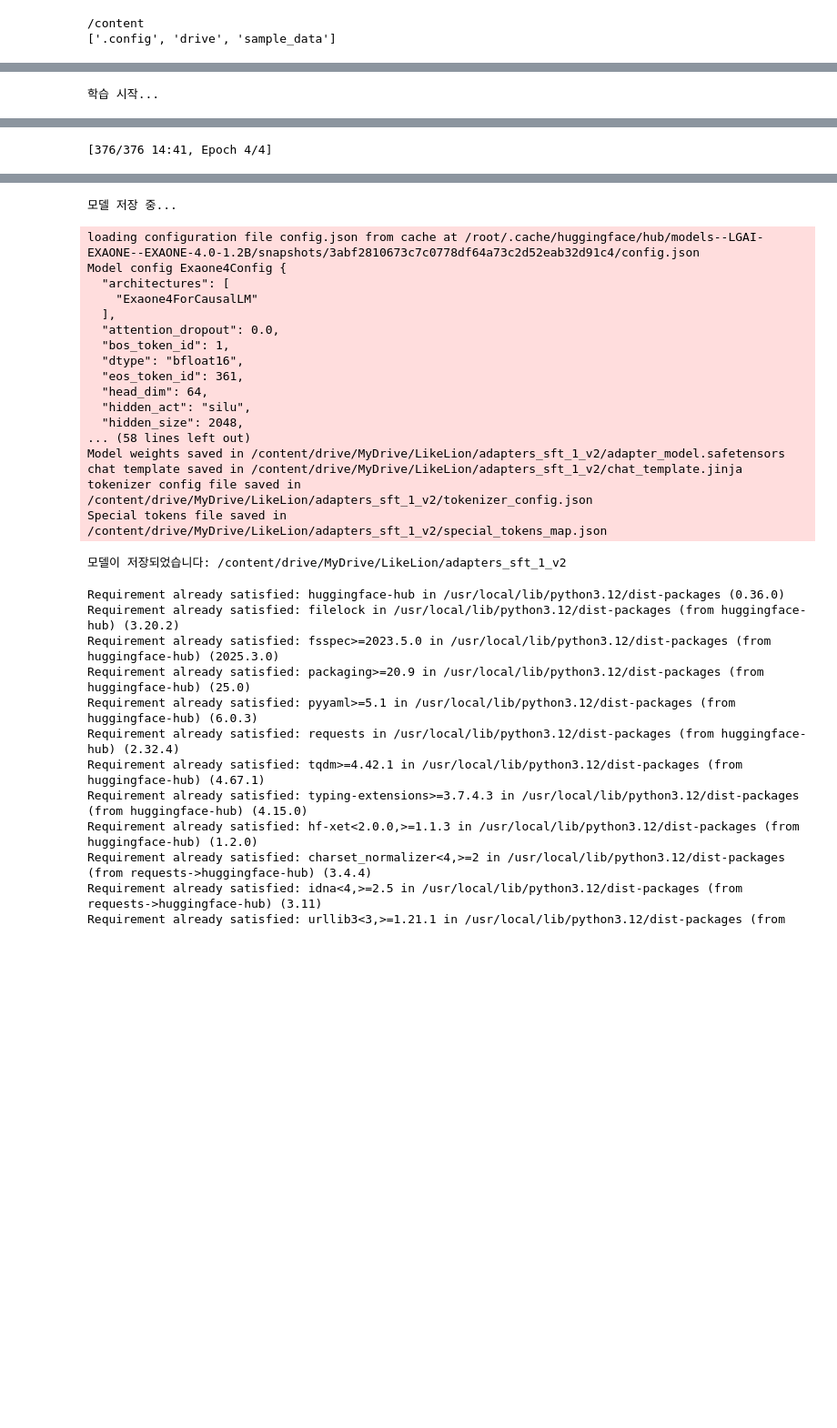
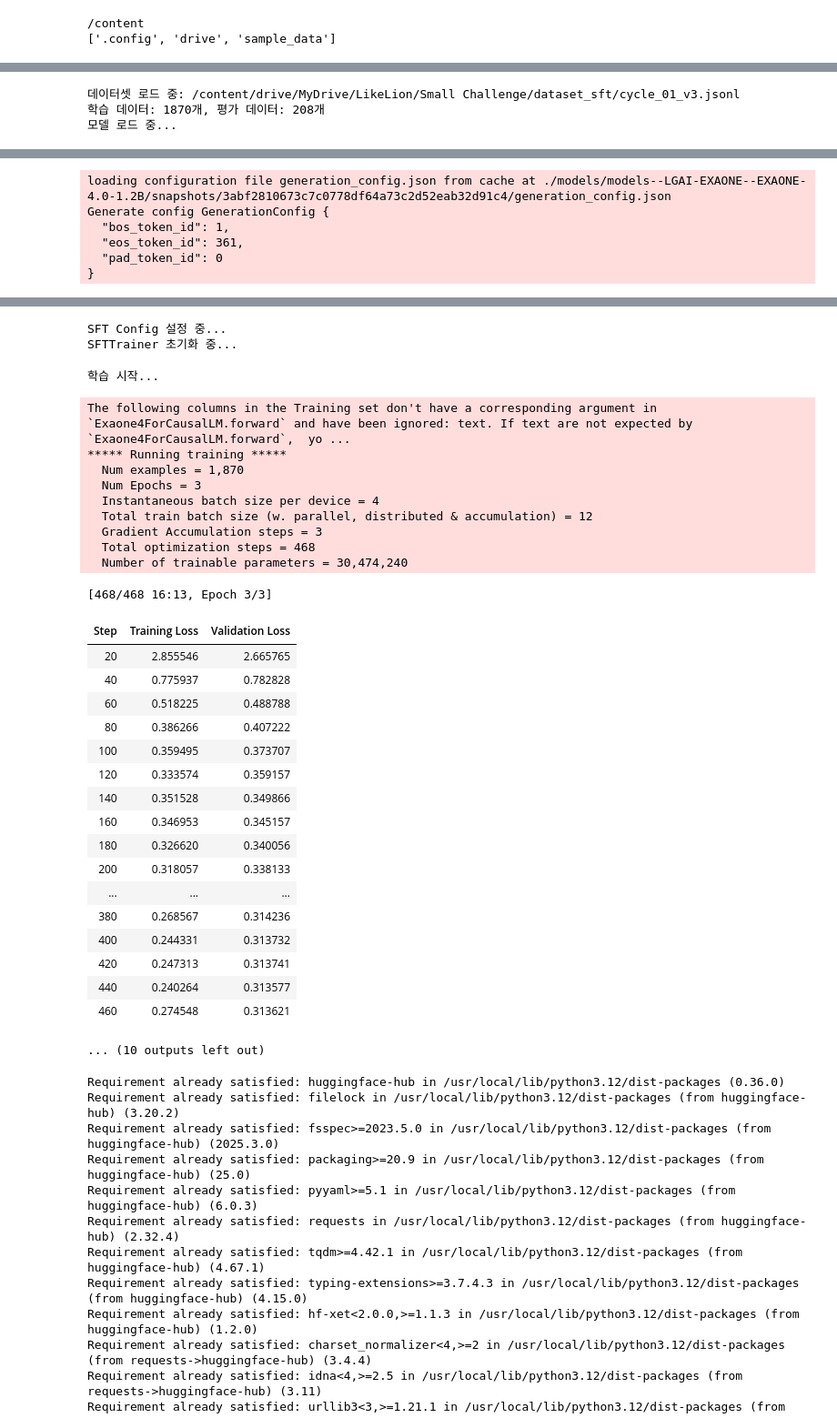
Before and after one commit to jjjh02/AmoRe_crm_generator, a Jupyter notebook: finetuning/train_sft.ipynb, the cells around one changed output, grey strips where cells are left out. Shown at 91% size. Drawn from its saved outputs; the diff is of its cells as text; code cells hidden in the pictures; blank space fills up the shorter version.

```diff
--- a/finetuning/train_sft.ipynb
+++ b/finetuning/train_sft.ipynb
@@ -84,14 +86,15 @@ from trl import SFTTrainer, SFTConfig
 # 모델 및 경로 설정
 MODEL_ID = "LGAI-EXAONE/EXAONE-4.0-1.2B"
 CACHE_DIR = "./models"
-OUTPUT_DIR = "./finetuning/checkpoints_sft"
-OUTPUT_ADAPTER_DIR = "/content/drive/MyDrive/LikeLion/adapters_sft_1_v2"
+OUTPUT_DIR = "./finetuning/checkpoints_sft_v2"
+OUTPUT_ADAPTER_DIR = "/content/drive/MyDrive/LikeLion/Small Challenge/adapters_sft_1_v4"
 # BASE_ADAPTER_PATH = "/content/drive/MyDrive/LikeLion/adapters_sft_base"
 NEW_ADAPTER_NAME = "sft_adapter_v1"
 
 # 데이터셋 경로 설정
-DATA_DIR = "./finetuning/finetuning_data/crm-sft-dataset"
-JSONL_FILE = os.path.join(DATA_DIR, "cycle_01.jsonl")
+# DATA_DIR = "./finetuning/finetuning_data/crm-sft-dataset"
+DATA_DIR = "/content/drive/MyDrive/LikeLion/Small Challenge/dataset_sft"
+JSONL_FILE = os.path.join(DATA_DIR, "cycle_01_v3.jsonl")
 
 # 하이퍼파라미터 설정
 MAX_SEQ_LENGTH = 1512
@@ -190,7 +193,7 @@ print("PEFT 설정 중...")
 peft_config = LoraConfig(
     lora_alpha=64,
     lora_dropout=0.05,
-    r=64,
+    r=32,
     bias="none",
     target_modules=[
         "q_proj",
@@ -226,11 +229,11 @@ _enable_adapter_params(model, NEW_ADAPTER_NAME)
 print("SFT Config 설정 중...")
 sft_config = SFTConfig(
     output_dir=OUTPUT_DIR,
-    num_train_epochs=4,
+    num_train_epochs=3,
     per_device_train_batch_size=4,
     per_device_eval_batch_size=4,
     gradient_accumulation_steps=3,
-    learning_rate=5e-5,
+    learning_rate=1e-4,
     max_grad_norm=0.3,
     warmup_ratio=0.1,
     lr_scheduler_type="cosine",
@@ -242,7 +245,7 @@ sft_config = SFTConfig(
     save_steps=100,
     save_total_limit=20,
     eval_strategy="steps",
-    eval_steps=10,
+    eval_steps=20,
     report_to="none"
 )
 
@@ -285 +296,3 @@ Using auto half precision backend
-학습 시작...
+데이터셋 로드 중: /content/drive/MyDrive/LikeLion/Small Challenge/dataset_sft/cycle_01_v3.jsonl
+학습 데이터: 1870개, 평가 데이터: 208개
+모델 로드 중...
@@ -295 +316,6 @@ The following columns in the Training set don't have a corresponding argument in
-[376/376 14:41, Epoch 4/4]
+loading configuration file generation_config.json from cache at ./models/models--LGAI-EXAONE--EXAONE-4.0-1.2B/snapshots/3abf2810673c7c0778df64a73c2d52eab32d91c4/generation_config.json
+Generate config GenerationConfig {
+  "bos_token_id": 1,
+  "eos_token_id": 361,
+  "pad_token_id": 0
+}
@@ -347,22 +326,34 @@ Detected adapters on the model, saving the model in the PEFT format, only adapte
-모델 저장 중...
+SFT Config 설정 중...
+SFTTrainer 초기화 중...
-loading configuration file config.json from cache at /root/.cache/huggingface/hub/models--LGAI-EXAONE--EXAONE-4.0-1.2B/snapshots/3abf2810673c7c0778df64a73c2d52eab32d91c4/config.json
-Model config Exaone4Config {
-  "architectures": [
-    "Exaone4ForCausalLM"
-  ],
-  "attention_dropout": 0.0,
-  "bos_token_id": 1,
-  "dtype": "bfloat16",
-  "eos_token_id": 361,
-  "head_dim": 64,
-  "hidden_act": "silu",
-  "hidden_size": 2048,
-... (58 lines left out)
-Model weights saved in /content/drive/MyDrive/LikeLion/adapters_sft_1_v2/adapter_model.safetensors
-chat template saved in /content/drive/MyDrive/LikeLion/adapters_sft_1_v2/chat_template.jinja
-tokenizer config file saved in /content/drive/MyDrive/LikeLion/adapters_sft_1_v2/tokenizer_config.json
-Special tokens file saved in /content/drive/MyDrive/LikeLion/adapters_sft_1_v2/special_tokens_map.json
+학습 시작...
-모델이 저장되었습니다: /content/drive/MyDrive/LikeLion/adapters_sft_1_v2
+The following columns in the Training set don't have a corresponding argument in `Exaone4ForCausalLM.forward` and have been ignored: text. If text are not expected by `Exaone4ForCausalLM.forward`,  yo ...
+***** Running training *****
+  Num examples = 1,870
+  Num Epochs = 3
+  Instantaneous batch size per device = 4
+  Total train batch size (w. parallel, distributed & accumulation) = 12
+  Gradient Accumulation steps = 3
+  Total optimization steps = 468
+  Number of trainable parameters = 30,474,240
+[468/468 16:13, Epoch 3/3]
+| Step | Training Loss | Validation Loss |
+| 20 | 2.855546 | 2.665765 |
+| 40 | 0.775937 | 0.782828 |
+| 60 | 0.518225 | 0.488788 |
+| 80 | 0.386266 | 0.407222 |
+| 100 | 0.359495 | 0.373707 |
+| 120 | 0.333574 | 0.359157 |
+| 140 | 0.351528 | 0.349866 |
+| 160 | 0.346953 | 0.345157 |
+| 180 | 0.326620 | 0.340056 |
+| 200 | 0.318057 | 0.338133 |
+| ... | ... | ... |
+| 380 | 0.268567 | 0.314236 |
+| 400 | 0.244331 | 0.313732 |
+| 420 | 0.247313 | 0.313741 |
+| 440 | 0.240264 | 0.313577 |
+| 460 | 0.274548 | 0.313621 |
+... (10 outputs left out)
 # %%
 !pip install huggingface-hub
 # %% [output]
```
Also changed, not shown: parts of 4 cells of this notebook.
